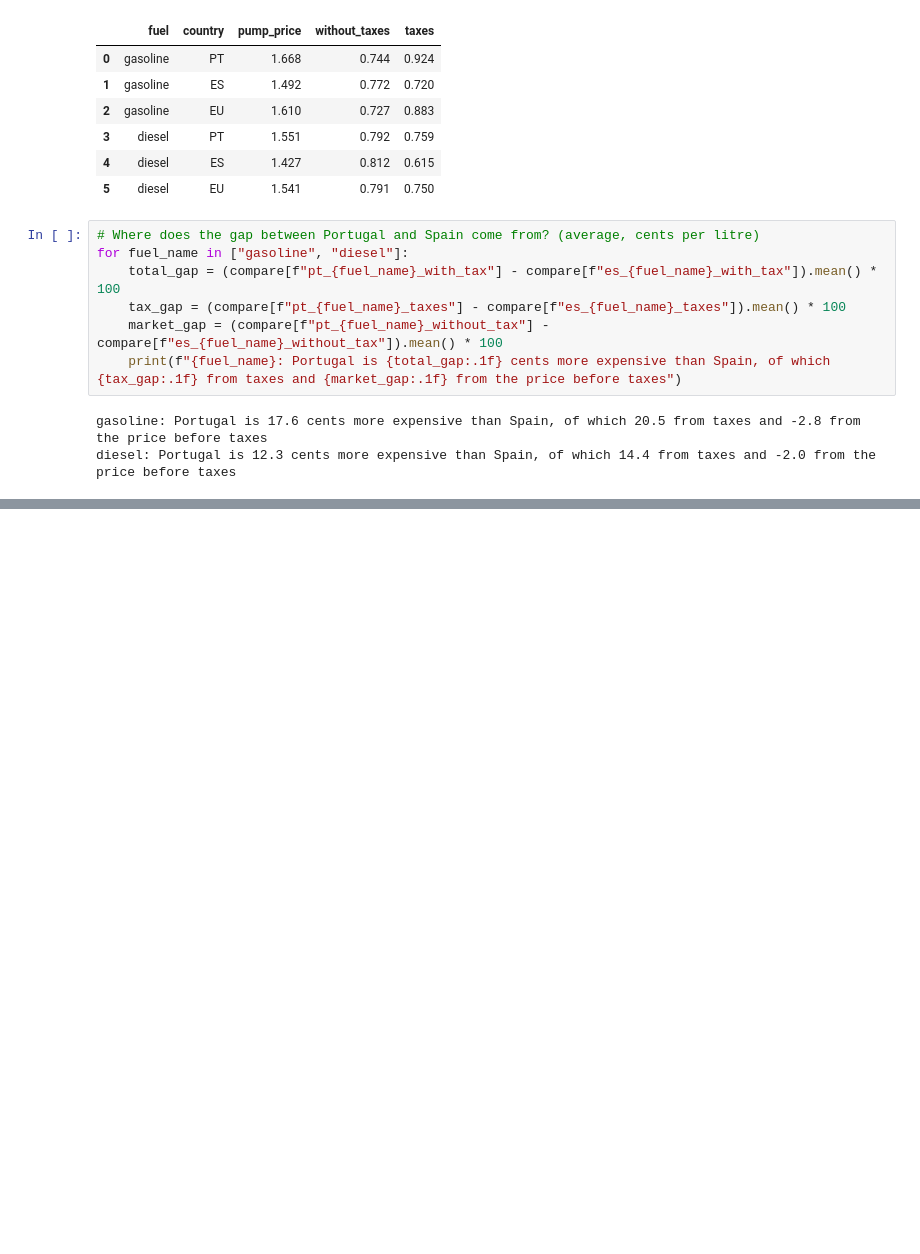
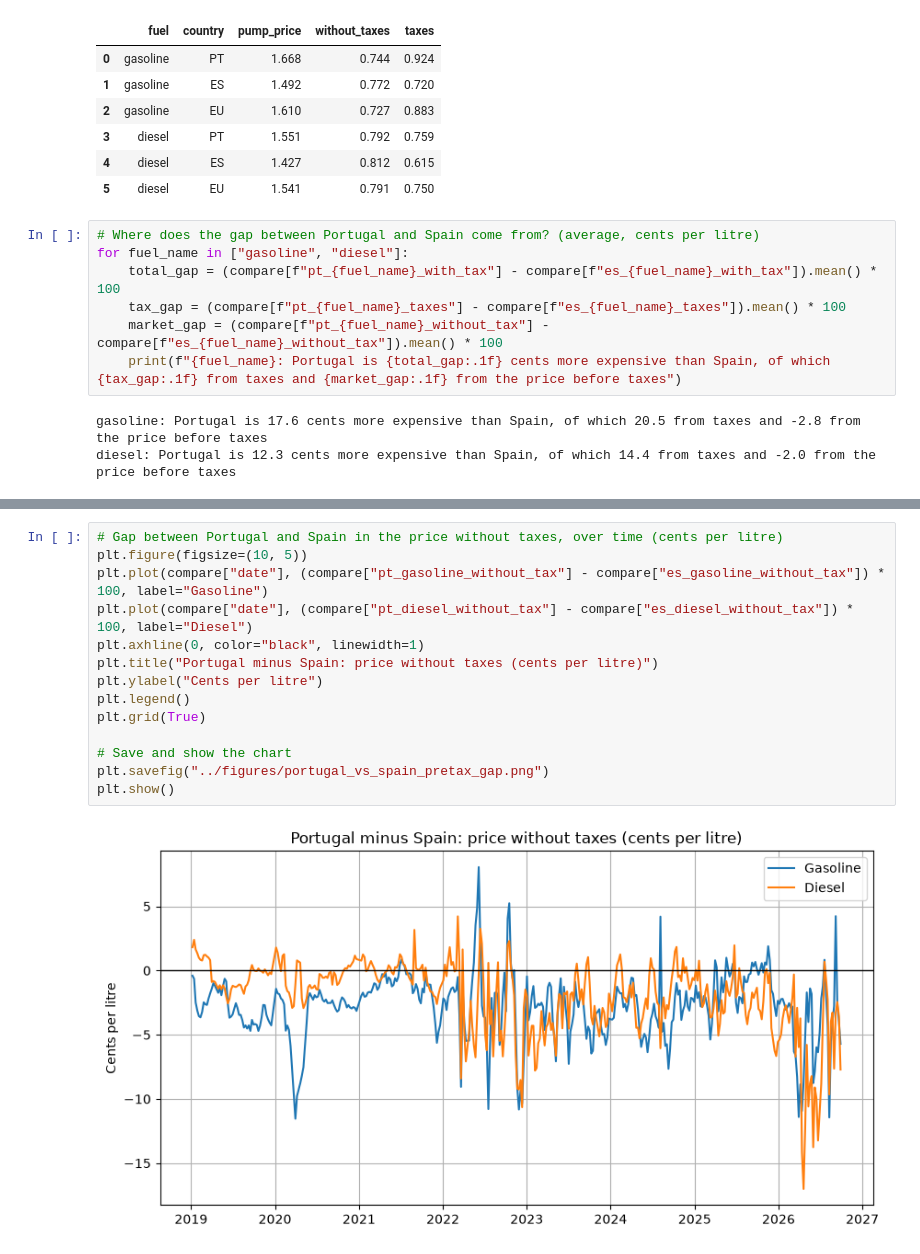
Before and after one commit to josepaulonunes/fuel-prices-portugal, a Jupyter notebook: notebooks/04_portugal_vs_eu.ipynb, the cells around one changed output, grey strips where cells are left out. Saved outputs shown, nothing was run; the diff lists cells and outputs as text; blank space fills up the shorter version.

```diff
--- a/notebooks/04_portugal_vs_eu.ipynb
+++ b/notebooks/04_portugal_vs_eu.ipynb
@@ -92,0 +110,16 @@ diesel: Portugal is 12.3 cents more expensive than Spain, of which 14.4 from tax
+# %%
+# Gap between Portugal and Spain in the price without taxes, over time (cents per litre)
+plt.figure(figsize=(10, 5))
+plt.plot(compare["date"], (compare["pt_gasoline_without_tax"] - compare["es_gasoline_without_tax"]) * 100, label="Gasoline")
+plt.plot(compare["date"], (compare["pt_diesel_without_tax"] - compare["es_diesel_without_tax"]) * 100, label="Diesel")
+plt.axhline(0, color="black", linewidth=1)
+plt.title("Portugal minus Spain: price without taxes (cents per litre)")
+plt.ylabel("Cents per litre")
+plt.legend()
+plt.grid(True)
+
+# Save and show the chart
+plt.savefig("../figures/portugal_vs_spain_pretax_gap.png")
+plt.show()
+# %% [output]
+[figure, added]
```
Also changed, not shown: parts of 1 cell of this notebook, 2 other files.
